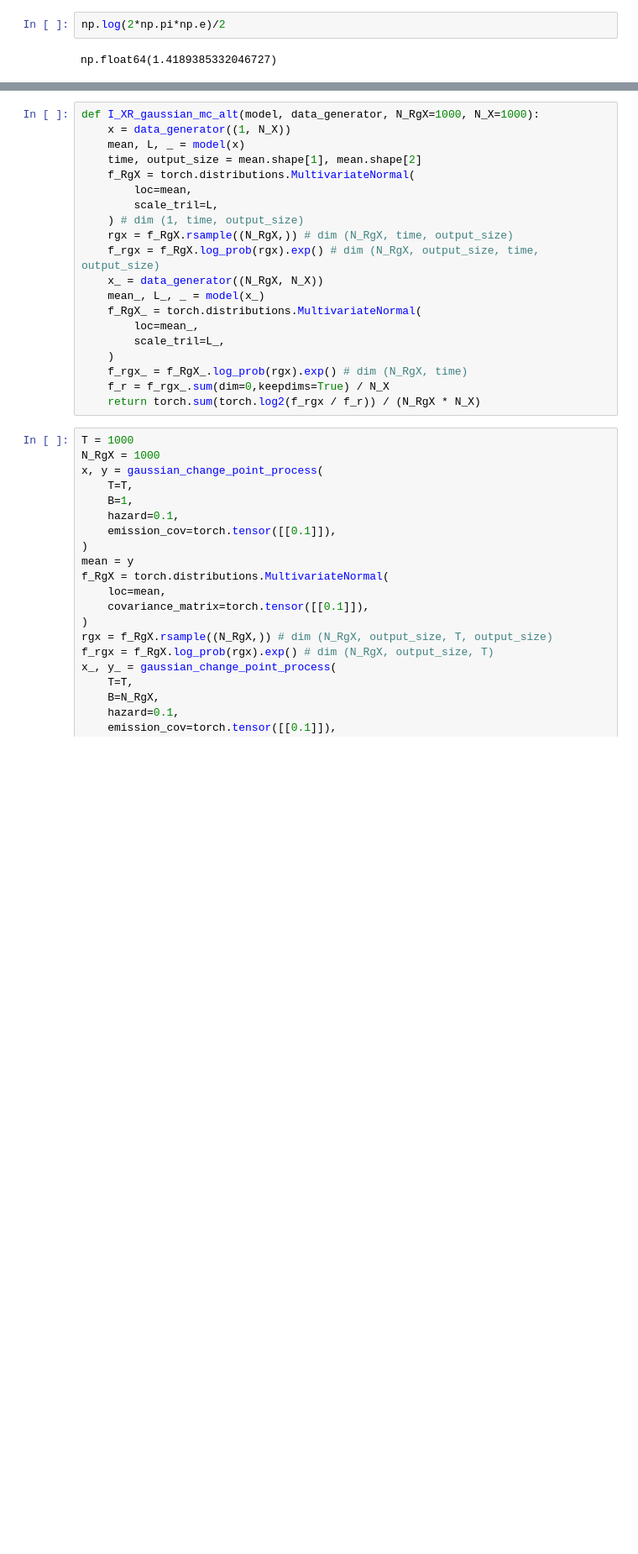
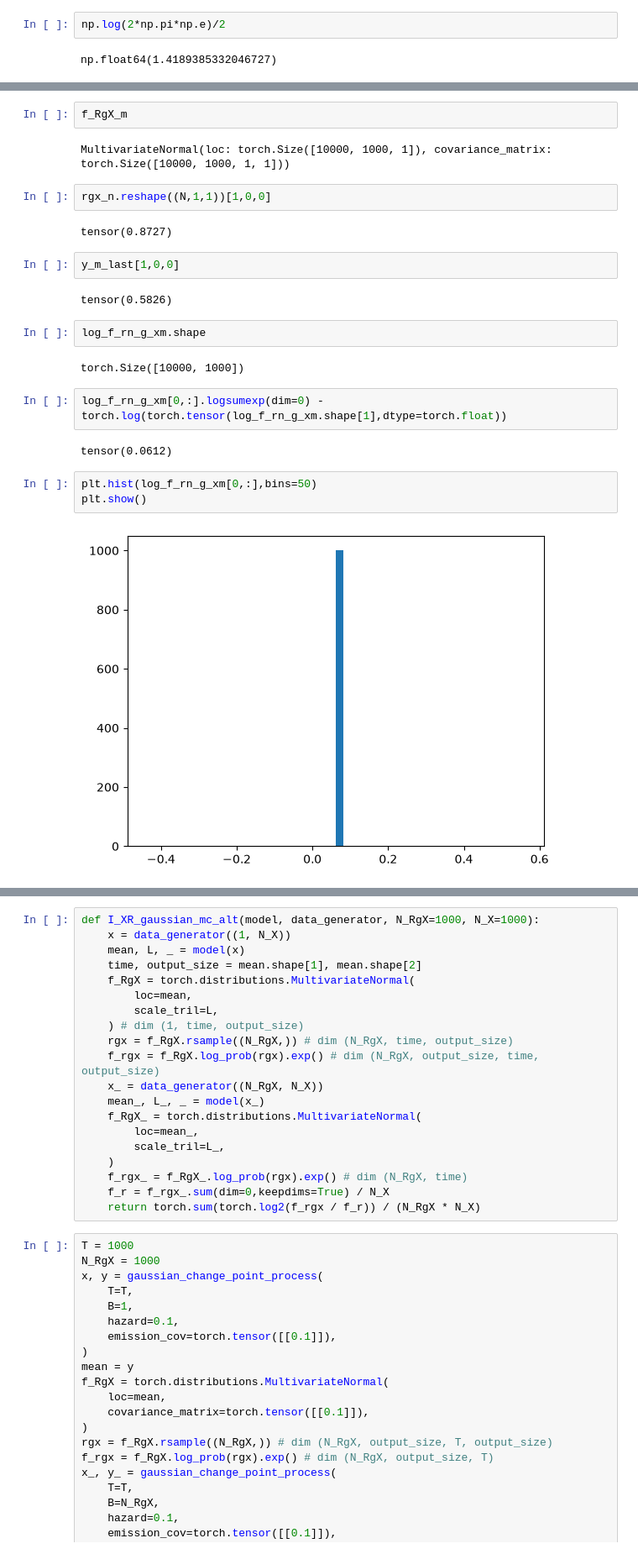
Before and after one commit to jacobaparker/behavioral_data_reanalyses_IB, a Jupyter notebook: Tavoni_Complexity/continuous_IB.ipynb, the cells around one changed output, grey strips where cells are left out. Shown at 84% size. Drawn from its saved outputs; the diff is of its cells as text; blank space fills up the shorter version.

```diff
--- a/Tavoni_Complexity/continuous_IB.ipynb
+++ b/Tavoni_Complexity/continuous_IB.ipynb
@@ -436,0 +945,25 @@ np.float64(1.4189385332046727)
+# %%
+f_RgX_m
+# %% [output]
+MultivariateNormal(loc: torch.Size([10000, 1000, 1]), covariance_matrix: torch.Size([10000, 1000, 1, 1]))
+# %%
+rgx_n.reshape((N,1,1))[1,0,0]
+# %% [output]
+tensor(0.8727)
+# %%
+y_m_last[1,0,0]
+# %% [output]
+tensor(0.5826)
+# %%
+log_f_rn_g_xm.shape
+# %% [output]
+torch.Size([10000, 1000])
+# %%
+log_f_rn_g_xm[0,:].logsumexp(dim=0) - torch.log(torch.tensor(log_f_rn_g_xm.shape[1],dtype=torch.float))
+# %% [output]
+tensor(0.0612)
+# %%
+plt.hist(log_f_rn_g_xm[0,:],bins=50)
+plt.show()
+# %% [output]
+[figure, added]
```
Also changed, not shown: parts of 62 cells of this notebook.
